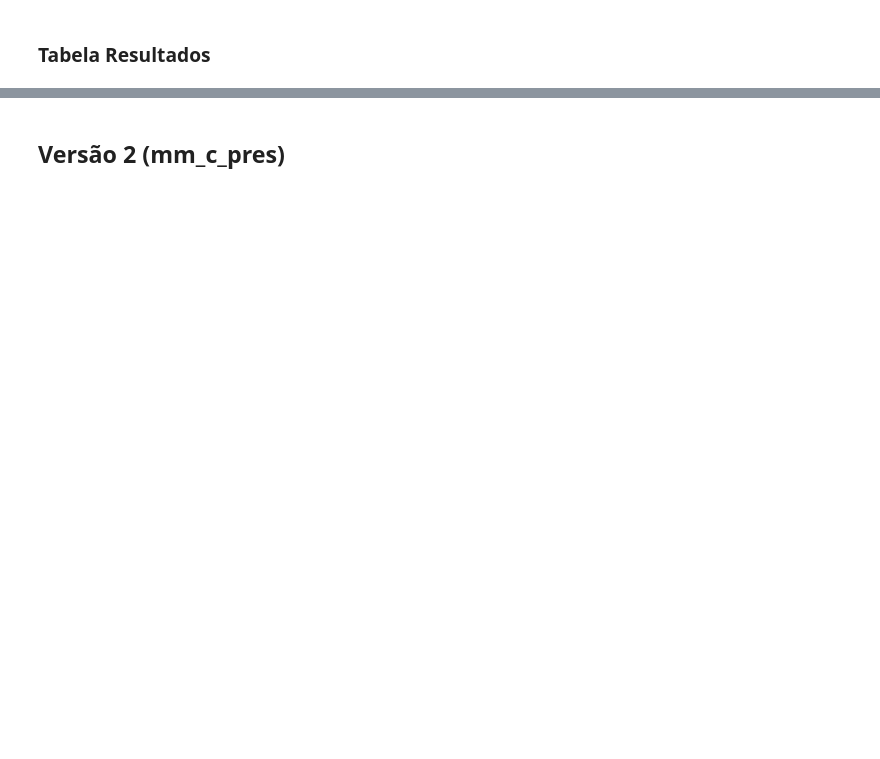
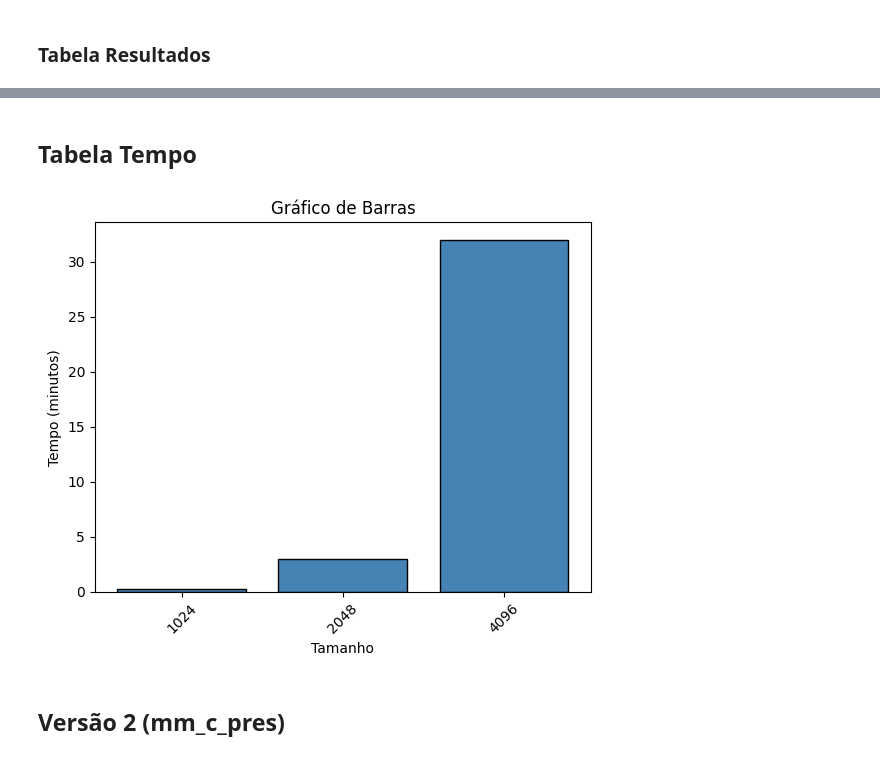
Before and after one commit to jpmedras/inf450_2023-1, a Jupyter notebook: Valgrind_Simulador_de_Cache.ipynb, the cells around one changed output, grey strips where cells are left out. Drawn from its saved outputs; the diff is of its cells as text; code cells hidden in the pictures; blank space fills up the shorter version.

```diff
--- a/Valgrind_Simulador_de_Cache.ipynb
+++ b/Valgrind_Simulador_de_Cache.ipynb
@@ -1026,3 +1028,19 @@ plt.show()
+# %% [markdown]
+## Tabela Tempo
+# %%
+import matplotlib.pyplot as plt
+
+Tamanho = ["1024", "2048", "4096"]
+Tempo = [0.3, 3, 32]
+
+plt.bar(Tamanho, Tempo, color='steelblue', edgecolor='black')
+plt.xlabel('Tamanho')
+plt.ylabel('Tempo (minutos)')
+plt.title('Gráfico de Barras')
+plt.xticks(rotation=45)
+plt.show()
+# %% [output]
+[figure, added]
 # %% [markdown]
 ## Versão 2 (mm_c_pres)
 # %%
```
Also changed, not shown: parts of 18 cells of this notebook.
